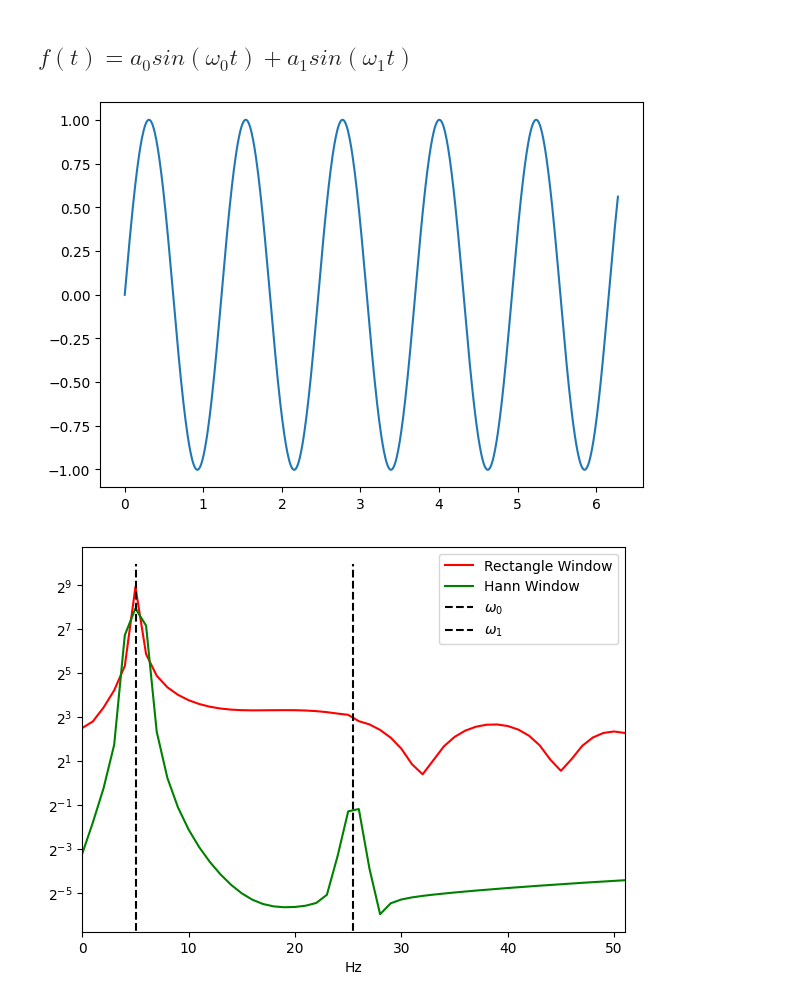
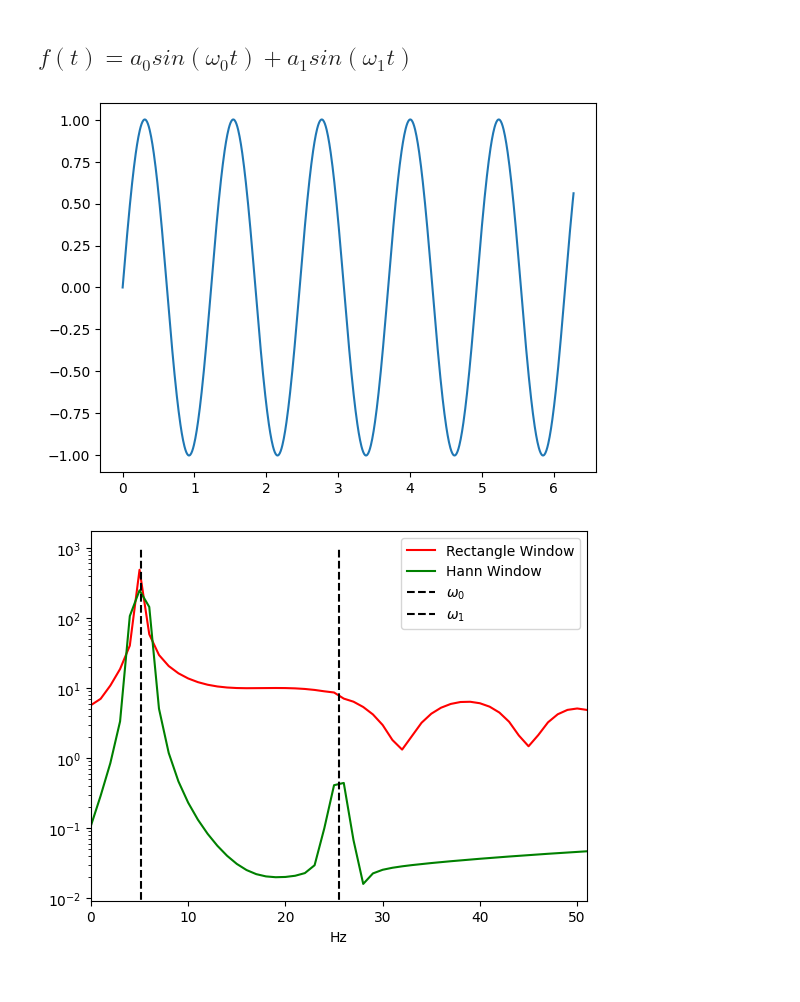
Before and after one commit to dckokis/OVF, a Jupyter notebook: task12/task12.ipynb, the cells around one changed output. Drawn from its saved outputs; the diff is of its cells as text; code cells hidden in the pictures.

```diff
--- a/task12/task12.ipynb
+++ b/task12/task12.ipynb
@@ -38,9 +36,8 @@ frequencies = np.linspace(0, fs / 2, int(n / 2))
 # %%
 f = a0 * np.sin(w0 * T) + a1 * np.sin(w1 * T)
 # %%
-plt.figure(figsize=(7, 5), dpi=100)
 plt.plot(T, f)
 plt.show()
 # %% [output]
-[figure, old version]
+[figure, new version]
 # %%
@@ -49,18 +46,12 @@ spectrumHann = DFT(f, hannWindow)[:frequencies.size]
 # %%
-plt.figure(figsize=(7, 5), dpi=100)
-
-plt.plot(np.abs(spectrumRectangle), label='Rectangle Window', c='r')
+plt.plot(np.abs(spectrumRectangle),'' , label='Rectangle Window', c='r')
 plt.plot(np.abs(spectrumHann), label='Hann Window', c='g')
 plt.vlines(w0, 0, 1000, linestyles='--', label=f'$\omega_{0}$', colors='k')
 plt.vlines(w1, 0, 1000, linestyles='--', label=f'$\omega_{1}$', colors='k')
 plt.xlim([0, max(w0, w1) * 2])
-
 plt.xlabel("Hz")
-
-plt.yscale('log', base=2)
-
+plt.yscale('log')
 plt.legend()
-
 plt.show()
 # %% [output]
-[figure, old version]
+[figure, new version]
```
Also changed, not shown: parts of 3 cells of this notebook.
